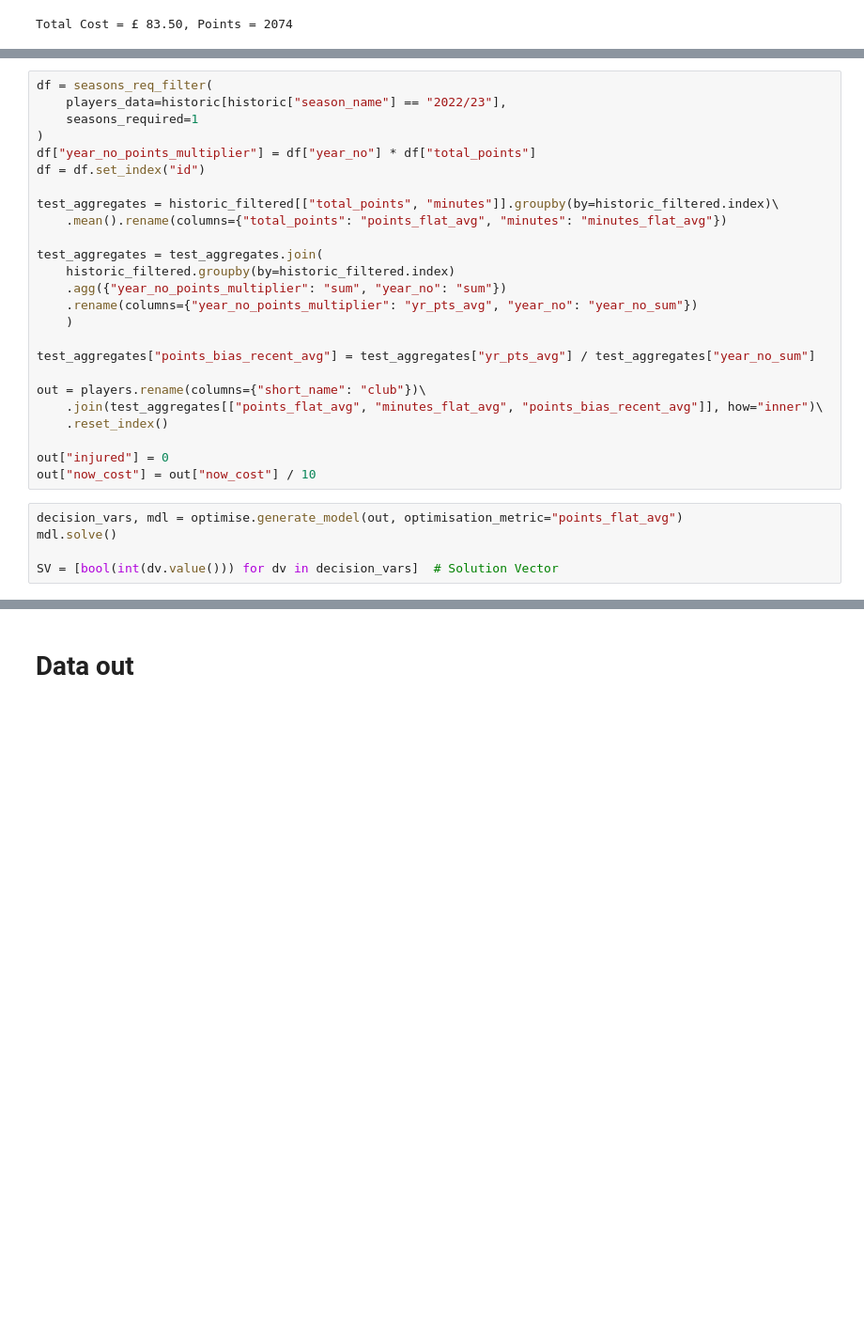
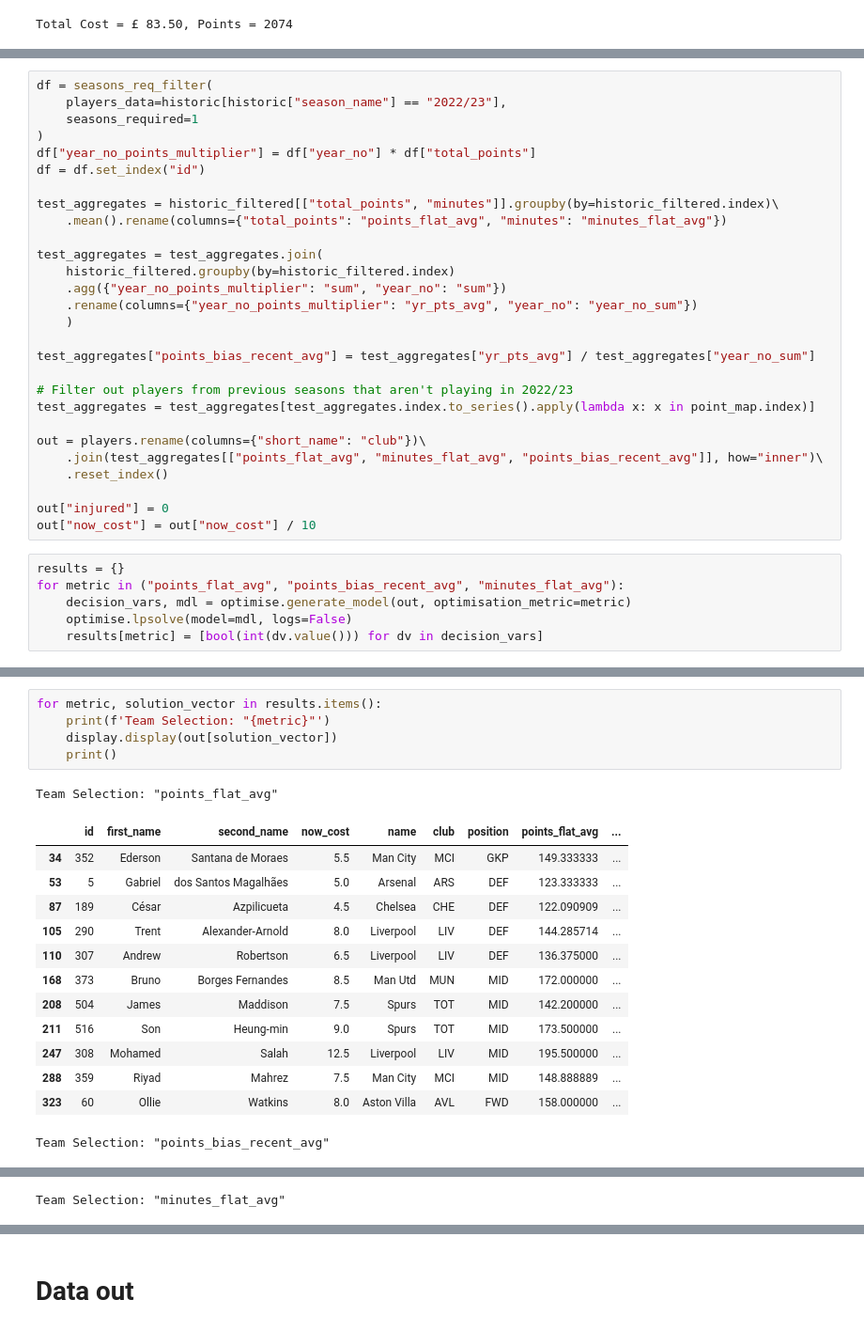
Before and after one commit to edwardhutchinson/fantasy-football-epl, a Jupyter notebook: notebooks/metric_research.ipynb, the cells around one changed output, grey strips where cells are left out. Shown at 94% size. Cells and saved outputs as stored; diff of their text form; blank space fills up the shorter version.

Commit message:
Tidy optimise file and notebook

```diff
--- a/notebooks/metric_research.ipynb
+++ b/notebooks/metric_research.ipynb
@@ -314,6 +280,9 @@ test_aggregates = test_aggregates.join(
 
 test_aggregates["points_bias_recent_avg"] = test_aggregates["yr_pts_avg"] / test_aggregates["year_no_sum"]
 
+# Filter out players from previous seasons that aren't playing in 2022/23
+test_aggregates = test_aggregates[test_aggregates.index.to_series().apply(lambda x: x in point_map.index)]
+
 out = players.rename(columns={"short_name": "club"})\
     .join(test_aggregates[["points_flat_avg", "minutes_flat_avg", "points_bias_recent_avg"]], how="inner")\
     .reset_index()
@@ -321,7 +290,8 @@ out = players.rename(columns={"short_name": "club"})\
 out["injured"] = 0
 out["now_cost"] = out["now_cost"] / 10
 # %%
-decision_vars, mdl = optimise.generate_model(out, optimisation_metric="points_flat_avg")
-mdl.solve()
-
-SV = [bool(int(dv.value())) for dv in decision_vars]  # Solution Vector
+results = {}
+for metric in ("points_flat_avg", "points_bias_recent_avg", "minutes_flat_avg"):
+    decision_vars, mdl = optimise.generate_model(out, optimisation_metric=metric)
+    optimise.lpsolve(model=mdl, logs=False)
+    results[metric] = [bool(int(dv.value())) for dv in decision_vars]
@@ -452,0 +315,20 @@ KeyError: 473
+# %%
+for metric, solution_vector in results.items():
+    print(f'Team Selection: "{metric}"')
+    display.display(out[solution_vector])
+    print()
+# %% [output]
+Team Selection: "points_flat_avg"
+|  | id | first_name | second_name | now_cost | name | club | position | points_flat_avg | ... |
+| 34 | 352 | Ederson | Santana de Moraes | 5.5 | Man City | MCI | GKP | 149.333333 | ... |
+| 53 | 5 | Gabriel | dos Santos Magalhães | 5.0 | Arsenal | ARS | DEF | 123.333333 | ... |
+| 87 | 189 | César | Azpilicueta | 4.5 | Chelsea | CHE | DEF | 122.090909 | ... |
+| 105 | 290 | Trent | Alexander-Arnold | 8.0 | Liverpool | LIV | DEF | 144.285714 | ... |
+| 110 | 307 | Andrew | Robertson | 6.5 | Liverpool | LIV | DEF | 136.375000 | ... |
+| 168 | 373 | Bruno | Borges Fernandes | 8.5 | Man Utd | MUN | MID | 172.000000 | ... |
+| 208 | 504 | James | Maddison | 7.5 | Spurs | TOT | MID | 142.200000 | ... |
+| 211 | 516 | Son | Heung-min | 9.0 | Spurs | TOT | MID | 173.500000 | ... |
+| 247 | 308 | Mohamed | Salah | 12.5 | Liverpool | LIV | MID | 195.500000 | ... |
+| 288 | 359 | Riyad | Mahrez | 7.5 | Man City | MCI | MID | 148.888889 | ... |
+| 323 | 60 | Ollie | Watkins | 8.0 | Aston Villa | AVL | FWD | 158.000000 | ... |
+Team Selection: "points_bias_recent_avg"
@@ -452,0 +347 @@ KeyError: 473
+Team Selection: "minutes_flat_avg"
```
Also changed, not shown: parts of 32 cells of this notebook, 1 other file.
